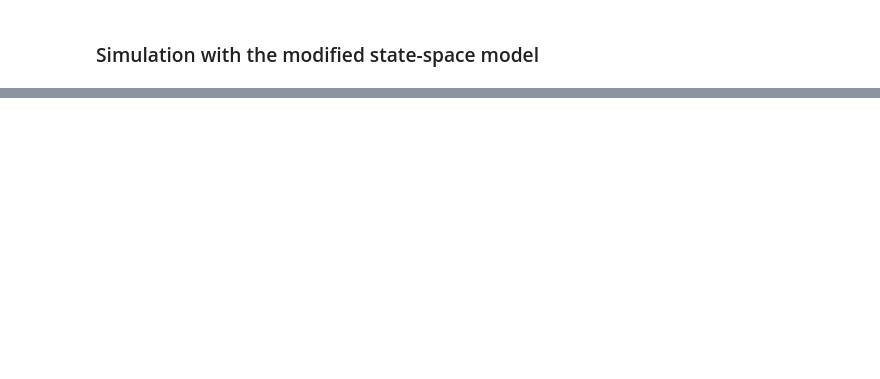
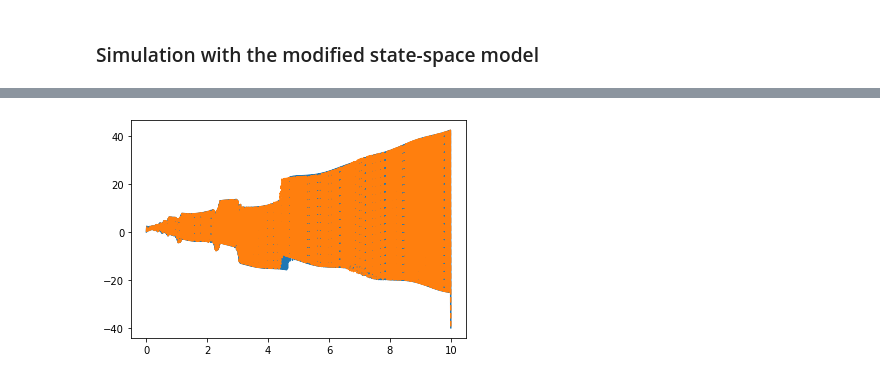
Before and after one commit to urho-h/torque_estimation_masters, a Jupyter notebook: notebooks/modified_state_matrix_2dof.ipynb, the cells around one changed output, grey strips where cells are left out. Cells and saved outputs as stored; diff of their text form; code cells hidden in the pictures; blank space fills up the shorter version.

```diff
--- a/notebooks/modified_state_matrix_2dof.ipynb
+++ b/notebooks/modified_state_matrix_2dof.ipynb
@@ -165,0 +172,15 @@ plt.show()
+# %%
+def f_mod2(t, x):
+    return X @ A @ x + B @ np.array([0, u(t)])
+
+sol_mod2 = solve_ivp(f_mod, (t[0], t[-1]), np.zeros(4))
+
+y2 = np.zeros(3)
+for i in range(sol_mod2.y.shape[1]):
+    y2 = np.vstack((y2, X @ sol_mod2.y[:, i]))
+
+plt.plot(sol_mod2.t, y2[1:,0])
+plt.plot(sol.t, 1.5e4*(sol.y[1,:] - sol.y[0,:]), '--')
+plt.show()
+# %% [output]
+[figure, added]
```
Also changed, not shown: parts of 8 cells of this notebook.
